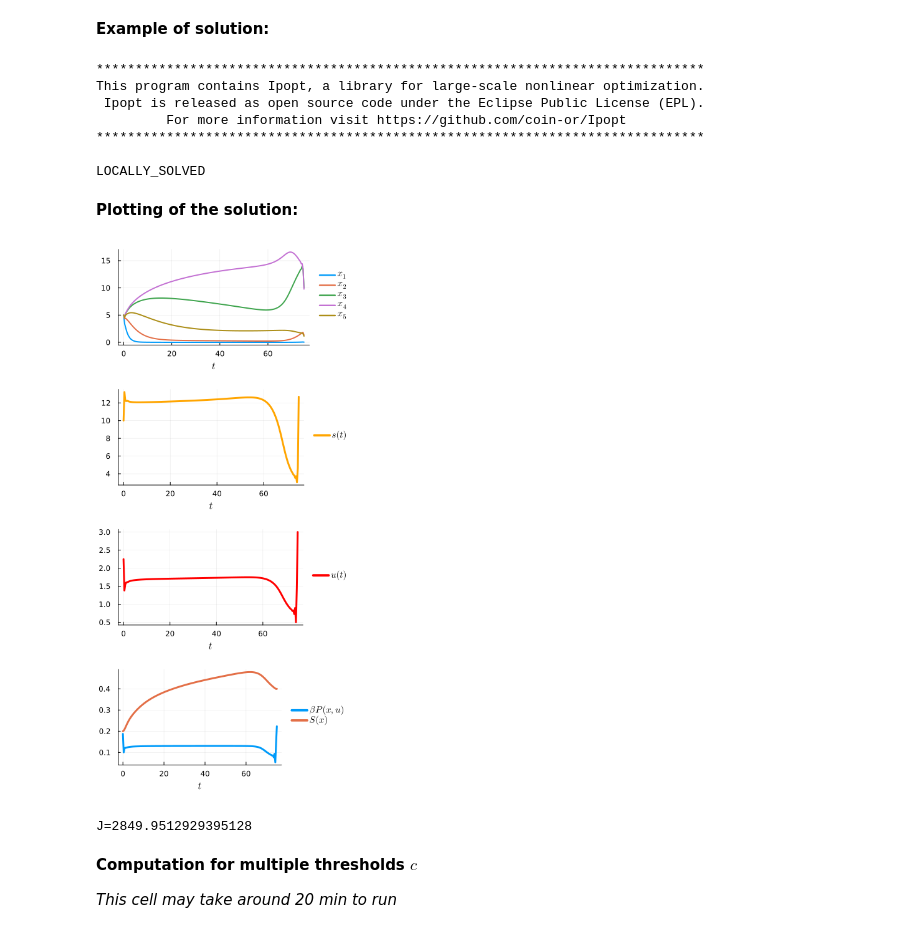
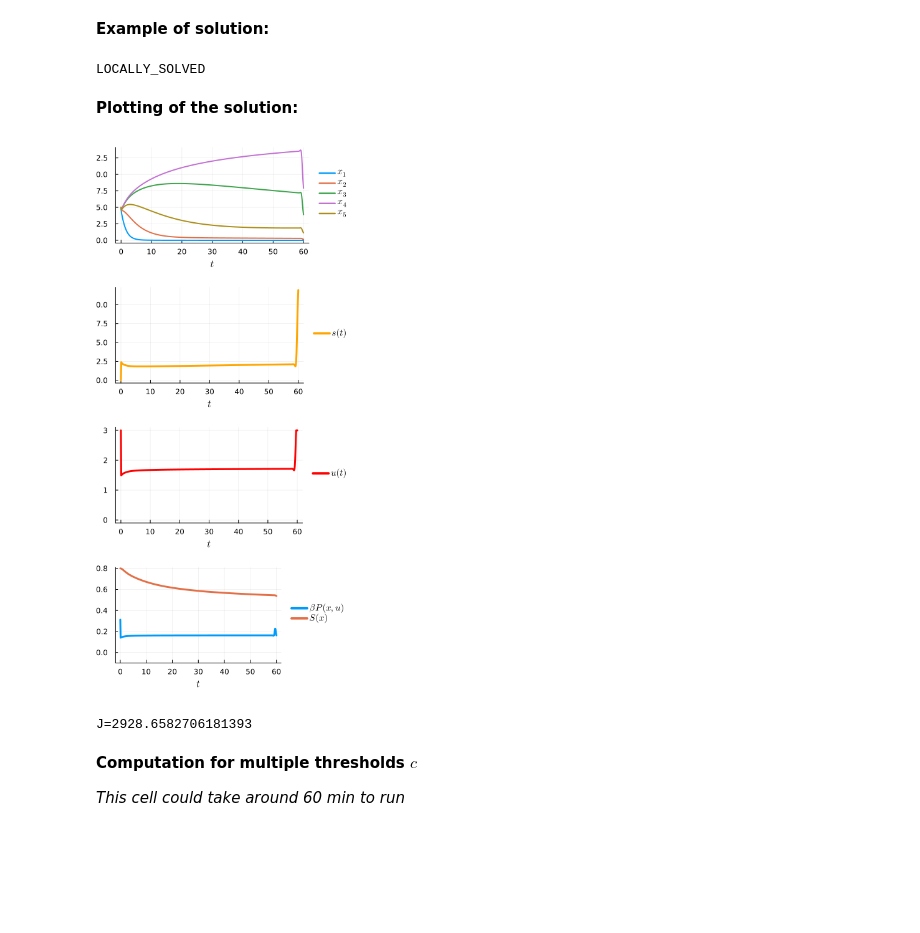
Before and after one commit to calvarezlatuz/ECC26, a Jupyter notebook: dynamic_optimization.ipynb, the cells around one changed output. Cells and saved outputs as stored; diff of their text form; code cells hidden in the pictures; blank space fills up the shorter version.

```diff
--- a/dynamic_optimization.ipynb
+++ b/dynamic_optimization.ipynb
@@ -62,7 +64,7 @@ function CHEMOSTAT(ε= 0.1, tf = 30.0, umin=0.0, umax = 5.0, α = 0.2, x0 = x0_d
     register(sys, :μ, 2, μ, autodiff=true)
     register(sys, :M, 5, M, autodiff=true)
     register(sys, :dS, 3, dS, autodiff=true)
-    register(sys, :S, 1, S, autodiff=true)
+    register(sys, :D, 1, D, autodiff=true)
     register(sys, :P, 2, P, autodiff=true)
 
 
@@ -89,8 +91,8 @@ function CHEMOSTAT(ε= 0.1, tf = 30.0, umin=0.0, umax = 5.0, α = 0.2, x0 = x0_d
     @expression(sys, dx[i = 1:n, j = 1:N+1], ((μ(s[j],i) - u[j]) * x[i,j]) +M(θ,ε,x[:,j],s[j],i) ) #dynamic on x
     @expression(sys, ds[j = 1:N+1], dS(x[:,j],s[j],u[j]) ) #dynamics on s
     @expression(sys, du2[j = 2:N-1], (u[j+1] - u[j])^2 ) #smoothing term on u
-    @expression(sys, dy[j = 1:N+1], -P(u[j],x[:,j]) ) #cost function
-    @expression(sys, ST, S(x[:,N+1]) ) #constraint value
+    @expression(sys, dy[j = 1:N+1], P(u[j],x[:,j]) ) #cost function
+    @expression(sys, DT, D(x[:,N+1]) ) #constraint value
 
     # Dynamics with 2nd order Runge-kutta scheme
     @NLconstraints(sys, begin
@@ -100,10 +102,12 @@ function CHEMOSTAT(ε= 0.1, tf = 30.0, umin=0.0, umax = 5.0, α = 0.2, x0 = x0_d
     end)
 
     # Define the inequality constraints
-    @NLconstraint(sys, con_ST, ST <= α )
+    if α < 1.0
+        @NLconstraint(sys, con_DT, DT <= α )
+    end
 
     # Objective
-    @NLobjective(sys, Min, y[N+1]+  γ*sum(du2[j] for j in 2:N-1))
+    @NLobjective(sys, Min, -y[N+1]+  γ*sum(du2[j] for j in 2:N-1))
 
 
     # Solve for the control and state
@@ -147,56 +151,57 @@ end;
 
 ε    = 0.01
 θ    = 0.02
-tf   = 75.0
+tf   = 60.0
 umin = 1e-4
 umax = 3
-α    = 0.4
+α    = 1.0 #c=1-α
 γ    = 0.4
 
 
 x0     = 5*ones(n)
 s0     = s_in-sum(x0)
 y0     = 0
-nsteps = 200
+nsteps = 500
 tol    = 1e-5
-max_iter = 20000
+max_iter = 100000
 display  = false
 
 sol, status = CHEMOSTAT(ε, tf, umin, umax, α, x0, s0, y0, θ, γ,  nsteps, tol, max_iter, display);
 println(status)
 # %% [output]
-******************************************************************************
-This program contains Ipopt, a library for large-scale nonlinear optimization.
- Ipopt is released as open source code under the Eclipse Public License (EPL).
-         For more information visit https://github.com/coin-or/Ipopt
-******************************************************************************
-
 LOCALLY_SOLVED
 # %% [markdown]
 **Plotting of the solution:**
 # %%
 t, s, u  = sol.t, sol.s, sol.u
 x = transpose(sol.x)
 OF_list = Array{Float64}(undef, length(t), 2) # objective function values
 
 β = 0.25/tf # scaling constant
 
 for i in 1:length(t)
     x_t = x[i, :]
     s_t = s[i]
     u_t = u[i]
-    OF_list[i,:] = [P(u_t,x_t)*β,S(x_t)]
+    OF_list[i,:] = [P(u_t,x_t)*β,1-D(x_t)]
 end
 label = reshape([L"x_%$i" for i in 1:n],(1,:))
 p1 = plot(t, x, label=label, lw=2 , fg_legend = :false)
 p2 = plot(t, s, label=L"s(t)", lw=3, linecolor="orange")
-p3 = plot(t, u, label=L"u(t)", lw=3, linecolor="red", left_margin = 3mm)
-p4 = plot(t, OF_list, label=[L"\beta P(x,u)\ " L"S(x)"], lw=3)
+p3 = plot(t, u, label=L"u(t)", lw=3, linecolor="red",
+        left_margin = 3mm, ylimits=(-0.1,3.1))
+p4 = plot(t, OF_list, label=[L"\beta P(x,u)\ " L"S(x)"],
+         lw=3, ylimits=(-0.1,0.81))
 
+# Complete plot
 p = plot(p1, p2, p3, p4, layout=(4,1), size=(420, 900),legendfont = font(10),
         xlabel=L"t",grid=true, legend=:outerright, fg_legend = :false)
+
+# Simplified plot
+# p = plot(p3, p4, layout=(2,1), size=(350, 450),legendfont = font(10), legend_columns=-1,
+#         xlabel=L"t",grid=true, fg_legend = :false, background_color_legend="transparent")
 # %% [output]
-[figure, old version]
+[figure, new version]
 # %%
 # Computation of the objetive function value
 suma = 0
@@ -205,11 +210,11 @@ for k in 1:(length(t)-1)
 end
 println("J=",suma)
 # %% [output]
-J=2849.9512929395128
+J=2928.6582706181393
 # %% [markdown]
 **Computation for multiple thresholds $c$**
 
-_This cell may take around 20 min to run_
+_This cell could take around 60 min to run_
 # %%
 ε   = 0.01
 θ   = 0.02
```
Also changed, not shown: parts of 2 cells of this notebook, 12 other files.
